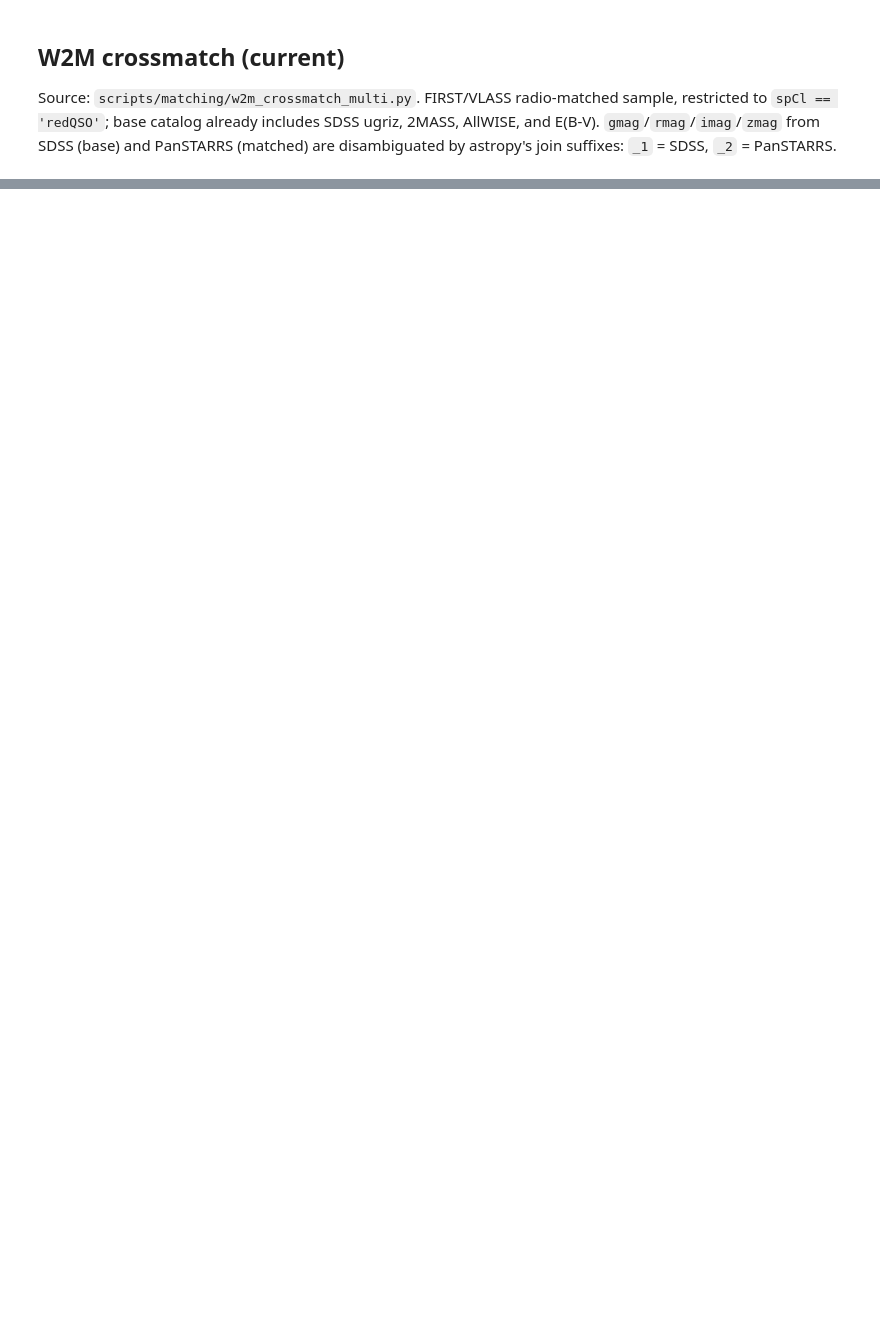
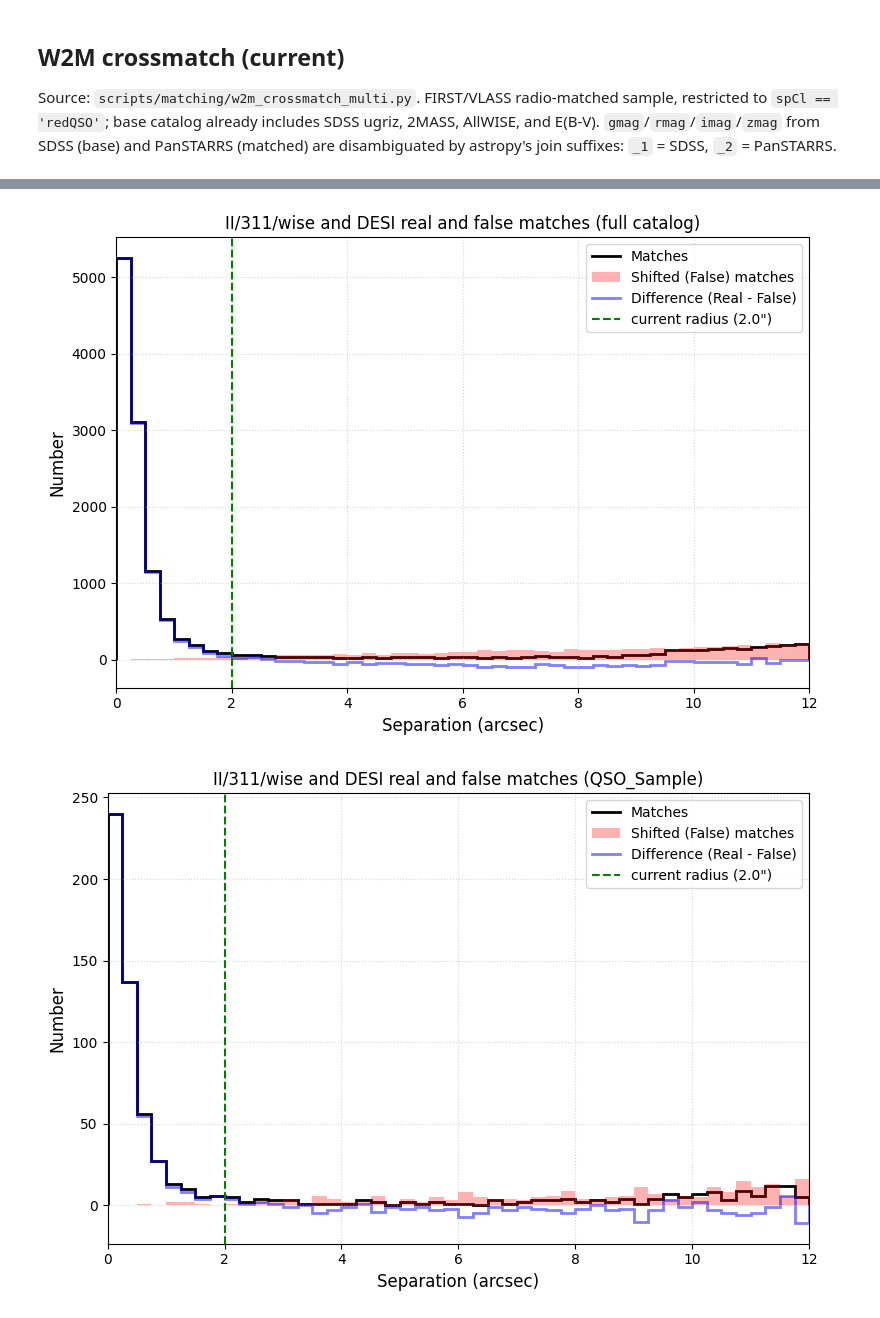
Before and after one commit to agklaros/UV_Leakage_Geometry, a Jupyter notebook: UV_Leakage_Geometry/notebooks/01_crossmatch.ipynb, the cells around one changed output, grey strips where cells are left out. Cells and saved outputs as stored; diff of their text form; code cells hidden in the pictures; blank space fills up the shorter version.

```diff
--- a/UV_Leakage_Geometry/notebooks/01_crossmatch.ipynb
+++ b/UV_Leakage_Geometry/notebooks/01_crossmatch.ipynb
@@ -24,4 +29,6 @@ base catalog is not pre-filtered by spectral type.</cell id="cell-0">
 # %%
+%matplotlib inline
+
 import warnings
 warnings.filterwarnings("ignore")
 
@@ -29,8 +36,9 @@ from pathlib import Path
 
 import numpy as np
 import yaml
+import matplotlib.pyplot as plt
 from astropy import units as u
-from astropy.table import Table, join, unique, vstack
+from astropy.table import Table, join, unique
 from astroquery.xmatch import XMatch
 
 # notebooks live in <project>/notebooks/, so the project root is one level up
@@ -39,8 +47,12 @@ with open(BASE_DIR / "config" / "qso_params.yaml") as f:
     PARAMS = yaml.safe_load(f)
 
 RADIUS = PARAMS["crossmatch"]["radius_arcsec"] * u.arcsec
-MIN_CATALOG_MATCHES = PARAMS["crossmatch"]["min_catalog_matches"]
+MIN_CATALOG_MATCHES = PARAMS["crossmatch"]["min_catalog_matches"]  # see note above: not enforced as a filter
 
 DATA_RAW = BASE_DIR / "data" / "raw"
 DATA_MATCHED = BASE_DIR / "data" / "matched"
+DATA_MATCHED_LEGACY = DATA_MATCHED / "legacy"
+FIGURES_DIR = BASE_DIR / "figures"
 DATA_MATCHED.mkdir(parents=True, exist_ok=True)
+DATA_MATCHED_LEGACY.mkdir(parents=True, exist_ok=True)
+FIGURES_DIR.mkdir(parents=True, exist_ok=True)
@@ -323,0 +221,52 @@ uv_cands_legacy = make_candidates(DESI_OUT, W2M_LEGACY_OUT, DATA_MATCHED / "uv_e
+# %%
+def plot_match_quality(csv_path, ra_col='RA', dec_col='DEC', target_catalog='II/311/wise',
+                        max_radius_arcsec=12, title_suffix='', savepath=None):
+    real_catalog = Table.read(csv_path, format='csv')
+    false_catalog = real_catalog.copy()
+    false_catalog[dec_col] = false_catalog[dec_col] + 5
+
+    max_radius = max_radius_arcsec * u.arcsec
+    real_matches = XMatch.query(cat1=real_catalog, cat2=target_catalog, max_distance=max_radius,
+                                 colRA1=ra_col, colDec1=dec_col)
+    false_matches = XMatch.query(cat1=false_catalog, cat2=target_catalog, max_distance=max_radius,
+                                  colRA1=ra_col, colDec1=dec_col)
+
+    real_separations = np.array(real_matches["angDist"])
+    false_separations = np.array(false_matches["angDist"])
+    bin_edges = np.arange(0, max_radius_arcsec + 0.25, 0.25)
+
+    rCounts, _ = np.histogram(real_separations, bins=bin_edges)
+    fCounts, _ = np.histogram(false_separations, bins=bin_edges)
+    diff_counts = rCounts - fCounts
+
+    fig, ax = plt.subplots(figsize=(8, 5.5))
+    ax.stairs(rCounts, bin_edges, baseline=0, linewidth=2, color="black", label="Matches")
+    ax.stairs(fCounts, bin_edges, baseline=0, fill=True, color="red", alpha=0.3,
+              label="Shifted (False) matches")
+    ax.stairs(diff_counts, bin_edges, baseline=0, linewidth=2, color="blue", alpha=0.5,
+              label="Difference (Real - False)")
+
+    ax.axvline(PARAMS["crossmatch"]["radius_arcsec"], color='green', linestyle='--',
+               label=f'current radius ({PARAMS["crossmatch"]["radius_arcsec"]}\")')
+    ax.set_xlim(0, max_radius_arcsec)
+    ax.set_xlabel("Separation (arcsec)", fontsize=12)
+    ax.set_ylabel("Number", fontsize=12)
+    ax.grid(linestyle=":", alpha=0.5)
+    ax.legend(loc="upper right")
+    plt.title(f"{target_catalog} and DESI real and false matches{title_suffix}")
+    plt.tight_layout()
+    if savepath:
+        plt.savefig(savepath, dpi=150)
+    plt.show()
+
+
+# Full DESI catalog -- headline figure for this stage
+plot_match_quality(DATA_RAW / "COMBINED_QSOS_TAB.csv", title_suffix=' (full catalog)',
+                    savepath=FIGURES_DIR / "crossmatch_quality.png")
+
+# QSO_Sample subset, if present
+if (DATA_RAW / "QSO_Sample.csv").exists():
+    plot_match_quality(DATA_RAW / "QSO_Sample.csv", title_suffix=' (QSO_Sample)')
+# %% [output]
+[figure, added]
+[figure, added]
```
Also changed, not shown: parts of 14 cells of this notebook, 30 other files.
